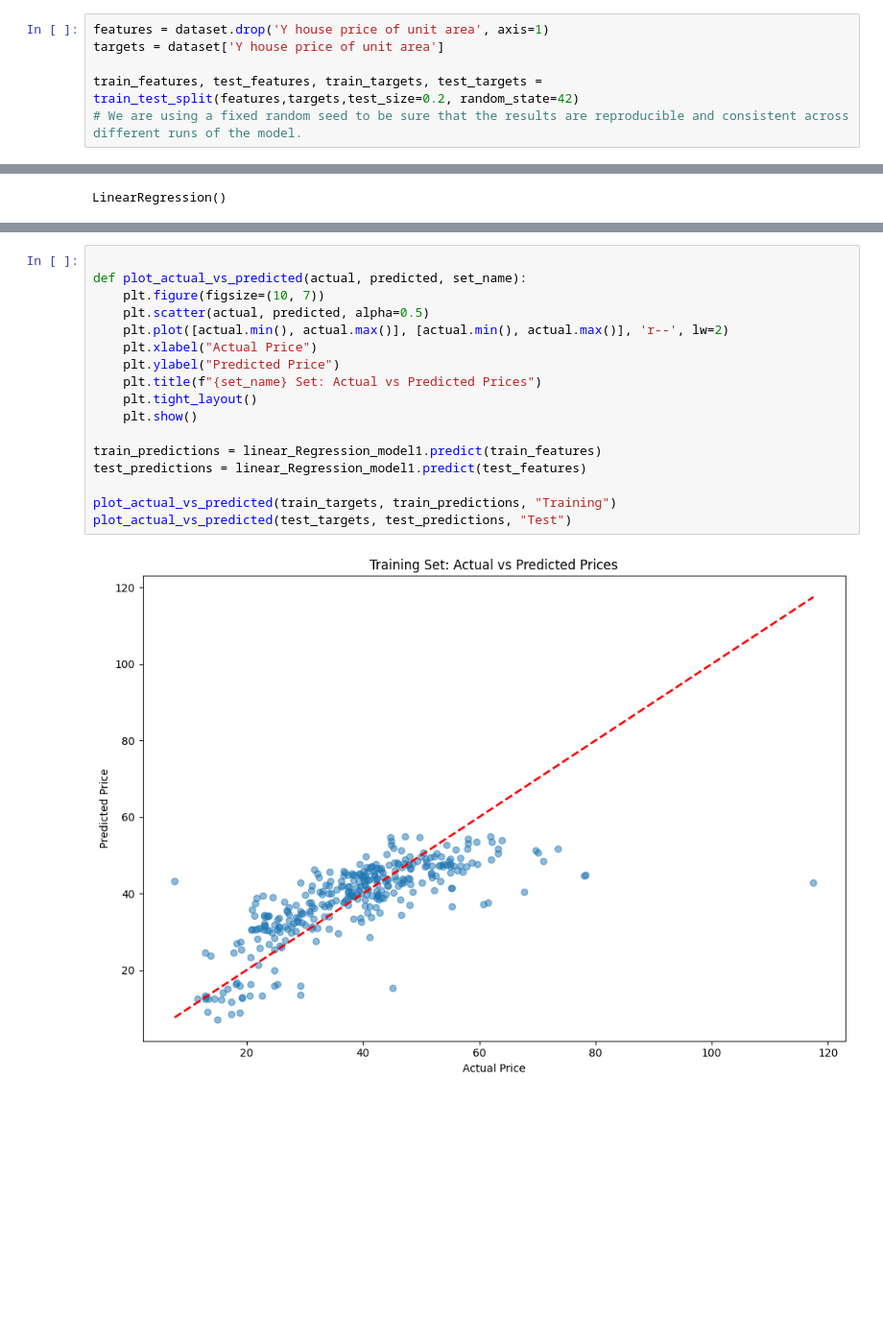
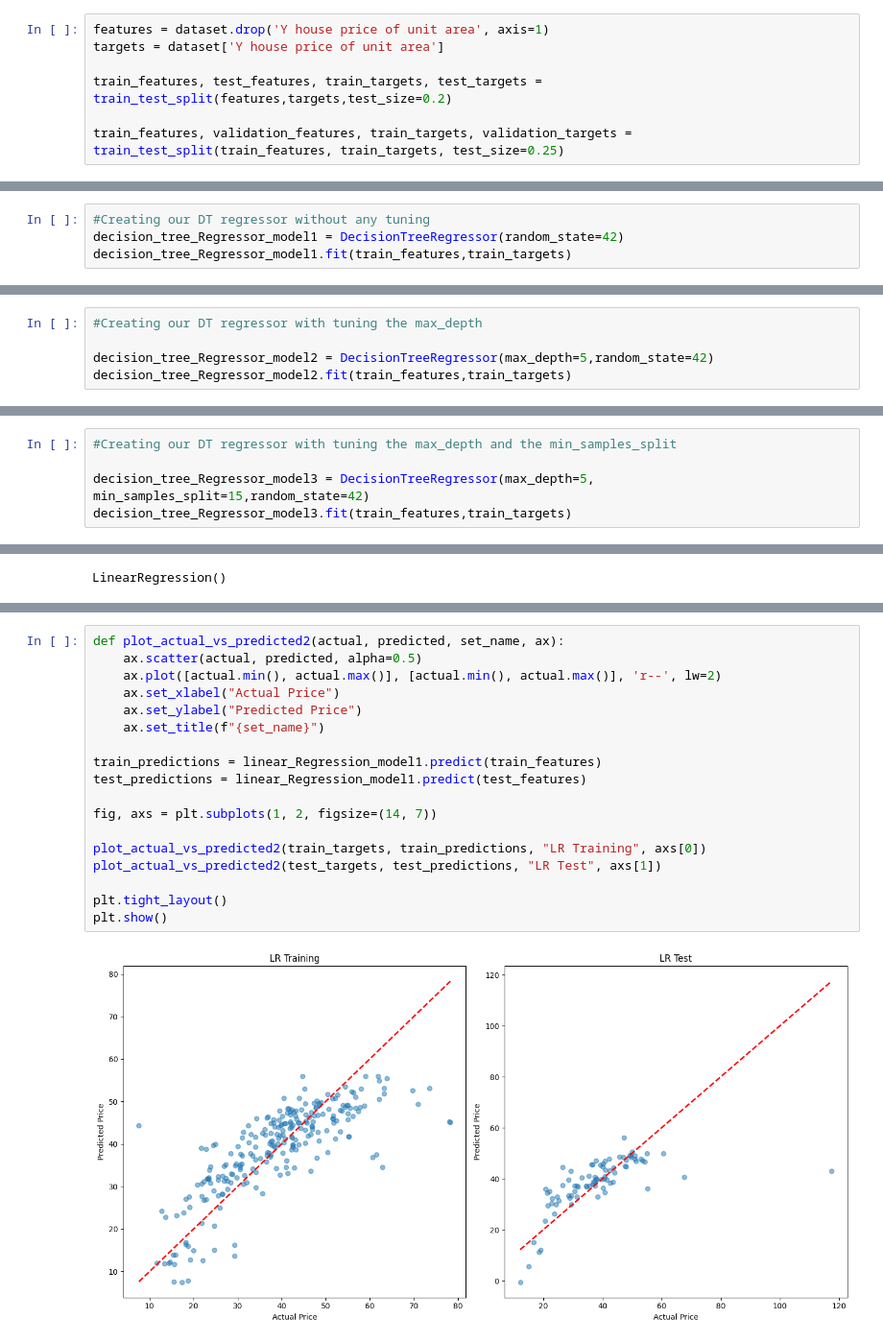
Before and after one commit to Wolff404/Unsupervised-learning, a Jupyter notebook: Comparison_of_Regressors.ipynb, the cells around one changed output, grey strips where cells are left out. Shown at 96% size. Drawn from its saved outputs; the diff is of its cells as text; blank space fills up the shorter version.

```diff
--- a/Comparison_of_Regressors.ipynb
+++ b/Comparison_of_Regressors.ipynb
@@ -63,5 +63,6 @@ Since we are dealing with regressors, we dont need to have a validation. We can
 features = dataset.drop('Y house price of unit area', axis=1)
 targets = dataset['Y house price of unit area']
 
-train_features, test_features, train_targets, test_targets = train_test_split(features,targets,test_size=0.2, random_state=42)
-# We are using a fixed random seed to be sure that the results are reproducible and consistent across different runs of the model.
+train_features, test_features, train_targets, test_targets = train_test_split(features,targets,test_size=0.2)
+
+train_features, validation_features, train_targets, validation_targets = train_test_split(train_features, train_targets, test_size=0.25)
@@ -94,0 +108,4 @@ def evaluate(model):
+# %%
+#Creating our DT regressor without any tuning
+decision_tree_Regressor_model1 = DecisionTreeRegressor(random_state=42)
+decision_tree_Regressor_model1.fit(train_features,train_targets)
@@ -94,0 +114,5 @@ def evaluate(model):
+# %%
+#Creating our DT regressor with tuning the max_depth
+
+decision_tree_Regressor_model2 = DecisionTreeRegressor(max_depth=5,random_state=42)
+decision_tree_Regressor_model2.fit(train_features,train_targets)
@@ -94,0 +121,5 @@ def evaluate(model):
+# %%
+#Creating our DT regressor with tuning the max_depth and the min_samples_split
+
+decision_tree_Regressor_model3 = DecisionTreeRegressor(max_depth=5, min_samples_split=15,random_state=42)
+decision_tree_Regressor_model3.fit(train_features,train_targets)
@@ -164,19 +235,20 @@ Try out different splits to confirm/verify that the 80/20 is actually optimal.
 # %%
-
-def plot_actual_vs_predicted(actual, predicted, set_name):
-    plt.figure(figsize=(10, 7))
-    plt.scatter(actual, predicted, alpha=0.5)
-    plt.plot([actual.min(), actual.max()], [actual.min(), actual.max()], 'r--', lw=2)
-    plt.xlabel("Actual Price")
-    plt.ylabel("Predicted Price")
-    plt.title(f"{set_name} Set: Actual vs Predicted Prices")
-    plt.tight_layout()
-    plt.show()
+def plot_actual_vs_predicted2(actual, predicted, set_name, ax):
+    ax.scatter(actual, predicted, alpha=0.5)
+    ax.plot([actual.min(), actual.max()], [actual.min(), actual.max()], 'r--', lw=2)
+    ax.set_xlabel("Actual Price")
+    ax.set_ylabel("Predicted Price")
+    ax.set_title(f"{set_name}")
 
 train_predictions = linear_Regression_model1.predict(train_features)
 test_predictions = linear_Regression_model1.predict(test_features)
 
-plot_actual_vs_predicted(train_targets, train_predictions, "Training")
-plot_actual_vs_predicted(test_targets, test_predictions, "Test")
+fig, axs = plt.subplots(1, 2, figsize=(14, 7))
+
+plot_actual_vs_predicted2(train_targets, train_predictions, "LR Training", axs[0])
+plot_actual_vs_predicted2(test_targets, test_predictions, "LR Test", axs[1])
+
+plt.tight_layout()
+plt.show()
 # %% [output]
-[figure, old version]
+[figure, new version]
```
Also changed, not shown: parts of 21 cells of this notebook, 1 other file.
